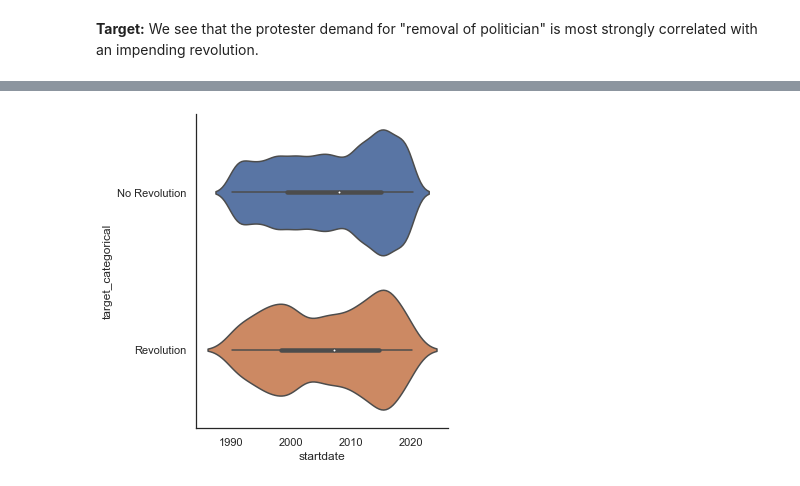
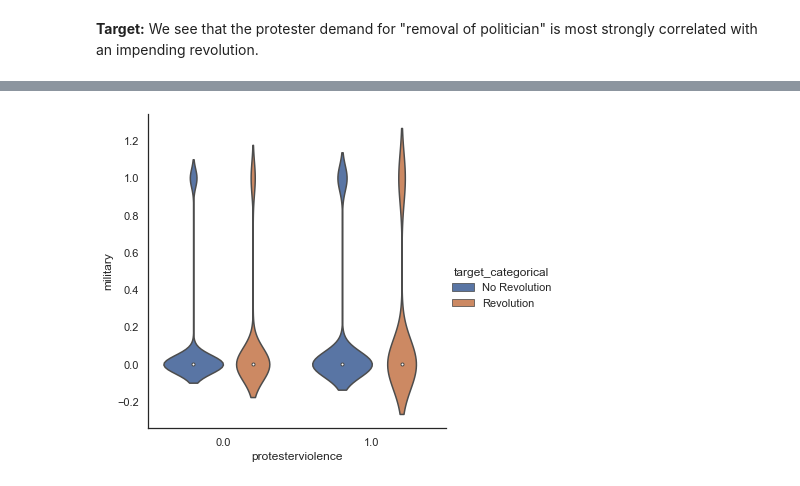
Before and after one commit to sethnlewis/Predicting-Political-Revolutions, a Jupyter notebook: notebooks/EDA.ipynb, the cells around one changed output, grey strips where cells are left out. Drawn from its saved outputs; the diff is of its cells as text; code cells hidden in the pictures.

```diff
--- a/notebooks/EDA.ipynb
+++ b/notebooks/EDA.ipynb
@@ -124,4 +124,5 @@ custom_plot_matrix(df[demands+targets], max_corr=0.2)
 # %%
-sns.catplot(x='startdate', y='target_categorical',kind="violin", data=df);
+sns.catplot(y='military', x='protesterviolence',kind="violin",
+            hue='target_categorical', data=df);
 # %% [output]
-[figure, old version]
+[figure, new version]
```
Also changed, not shown: parts of 21 cells of this notebook, 11 other files.
